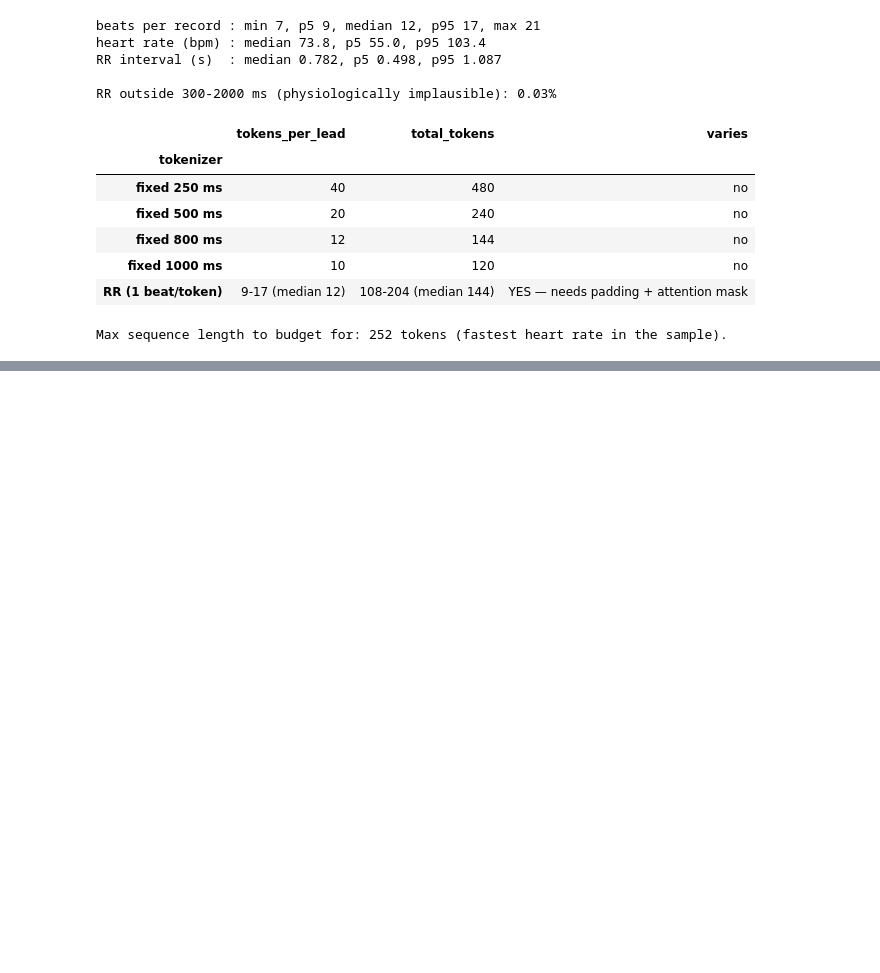
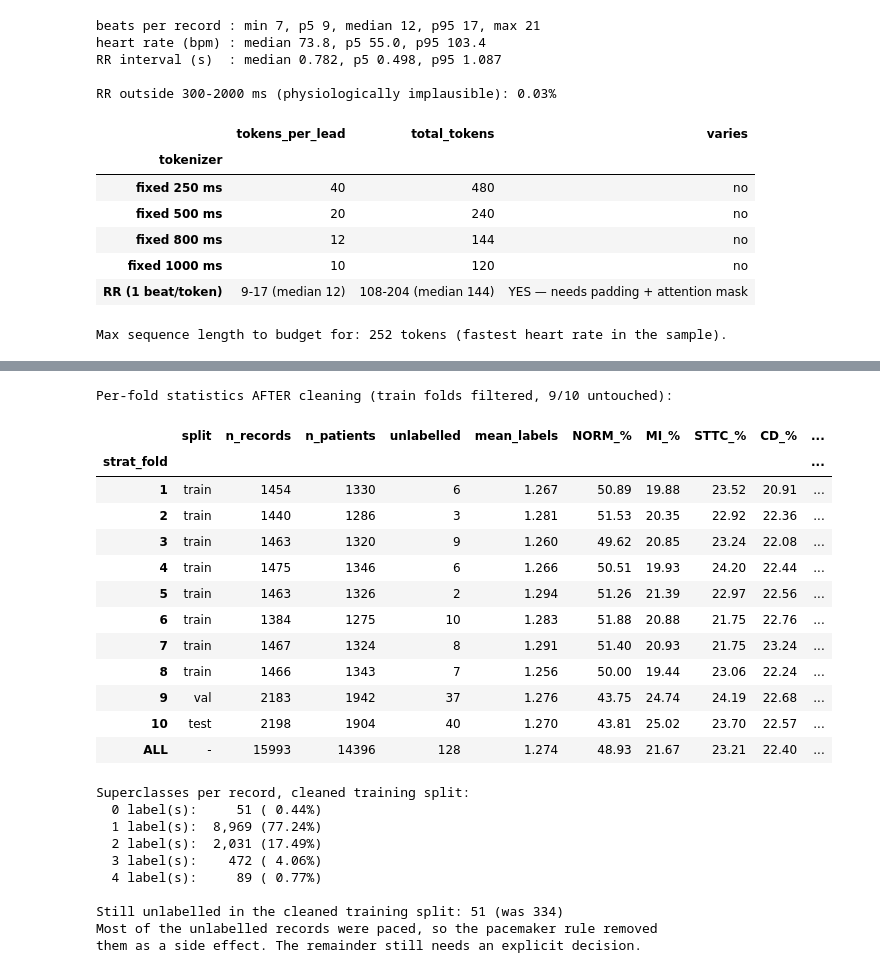
Before and after one commit to GilAmihai77/ECG-ML, a Jupyter notebook: notebooks/01_ptbxl_eda.ipynb, the cells around one changed output, grey strips where cells are left out. Saved outputs shown, nothing was run; the diff lists cells and outputs as text; code cells hidden in the pictures; blank space fills up the shorter version.

```diff
--- a/notebooks/01_ptbxl_eda.ipynb
+++ b/notebooks/01_ptbxl_eda.ipynb
@@ -760,0 +869,39 @@ What this EDA surfaced that must be settled — and written into the config —
+# %%
+# Per-fold statistics on the cleaned cohort (§3 repeated after filtering).
+print("Per-fold statistics AFTER cleaning (train folds filtered, 9/10 untouched):")
+display(fold_summary(clean_df))
+
+print("Superclasses per record, cleaned training split:")
+clean_counts = clean_train["n_superclasses"].value_counts().sort_index()
+for k, v in clean_counts.items():
+    print(f"  {k} label(s): {v:6,} ({100 * v / len(clean_train):5.2f}%)")
+print(f"\nStill unlabelled in the cleaned training split: "
+      f"{int((clean_train['n_superclasses'] == 0).sum()):,} "
+      f"(was {int((raw_train['n_superclasses'] == 0).sum()):,})")
+print("Most of the unlabelled records were paced, so the pacemaker rule removed")
+print("them as a side effect. The remainder still needs an explicit decision.")
+# %% [output]
+Per-fold statistics AFTER cleaning (train folds filtered, 9/10 untouched):
+|  | split | n_records | n_patients | unlabelled | mean_labels | NORM_% | MI_% | STTC_% | CD_% | ... |
+| strat_fold |  |  |  |  |  |  |  |  |  | ... |
+| 1 | train | 1454 | 1330 | 6 | 1.267 | 50.89 | 19.88 | 23.52 | 20.91 | ... |
+| 2 | train | 1440 | 1286 | 3 | 1.281 | 51.53 | 20.35 | 22.92 | 22.36 | ... |
+| 3 | train | 1463 | 1320 | 9 | 1.260 | 49.62 | 20.85 | 23.24 | 22.08 | ... |
+| 4 | train | 1475 | 1346 | 6 | 1.266 | 50.51 | 19.93 | 24.20 | 22.44 | ... |
+| 5 | train | 1463 | 1326 | 2 | 1.294 | 51.26 | 21.39 | 22.97 | 22.56 | ... |
+| 6 | train | 1384 | 1275 | 10 | 1.283 | 51.88 | 20.88 | 21.75 | 22.76 | ... |
+| 7 | train | 1467 | 1324 | 8 | 1.291 | 51.40 | 20.93 | 21.75 | 23.24 | ... |
+| 8 | train | 1466 | 1343 | 7 | 1.256 | 50.00 | 19.44 | 23.06 | 22.24 | ... |
+| 9 | val | 2183 | 1942 | 37 | 1.276 | 43.75 | 24.74 | 24.19 | 22.68 | ... |
+| 10 | test | 2198 | 1904 | 40 | 1.270 | 43.81 | 25.02 | 23.70 | 22.57 | ... |
+| ALL | - | 15993 | 14396 | 128 | 1.274 | 48.93 | 21.67 | 23.21 | 22.40 | ... |
+Superclasses per record, cleaned training split:
+  0 label(s):     51 ( 0.44%)
+  1 label(s):  8,969 (77.24%)
+  2 label(s):  2,031 (17.49%)
+  3 label(s):    472 ( 4.06%)
+  4 label(s):     89 ( 0.77%)
+
+Still unlabelled in the cleaned training split: 51 (was 334)
+Most of the unlabelled records were paced, so the pacemaker rule removed
+them as a side effect. The remainder still needs an explicit decision.
```
Also changed, not shown: parts of 9 cells of this notebook, 2 other files.
